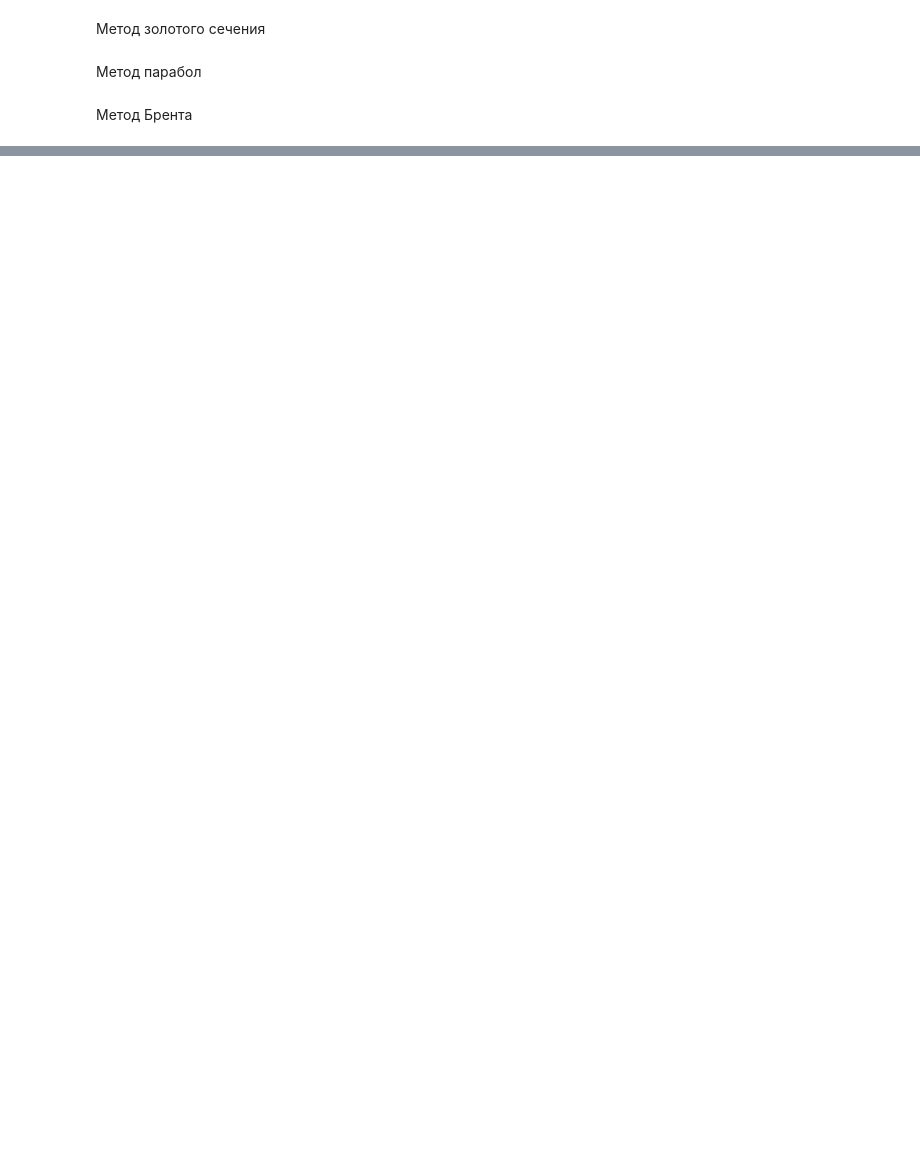
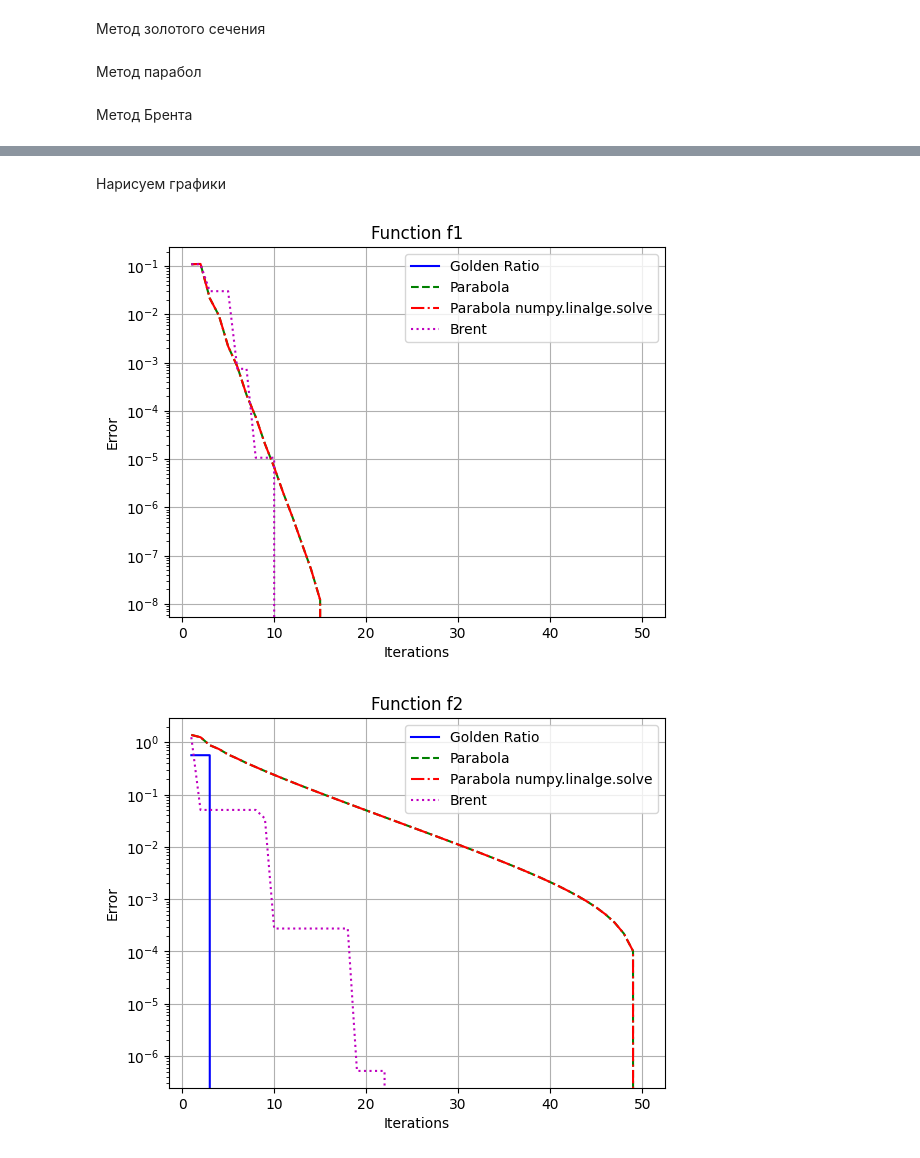
Before and after one commit to n-sukhov/OptMeth, a Jupyter notebook: Lab1/lab_1.ipynb, the cells around one changed output, grey strips where cells are left out. Saved outputs shown, nothing was run; the diff lists cells and outputs as text; code cells hidden in the pictures; blank space fills up the shorter version.

```diff
--- a/Lab1/lab_1.ipynb
+++ b/Lab1/lab_1.ipynb
@@ -44,7 +124,8 @@ def golden_ratio_method(
 def parabola_method(
     f: Callable[[float], float], a: float, c: float, b: float, epsilon: float = 1e-8, max_iter: int = 1000
 ) -> Tuple[float, float]:
-
+    u = c
+    fu = f(u)
     fa, fc, fb = f(a), f(c), f(b)
 
     for k in range(max_iter):
@@ -78,7 +159,8 @@ def parabola_method(
 def parabola_method_numpy   (
     f: Callable[[float], float], a: float, c: float, b: float, epsilon: float = 1e-8, max_iter: int = 1000
 ) -> Tuple[float, float]:
-
+    u = c
+    fu = f(u)
     fa, fc, fb = f(a), f(c), f(b)
 
     for k in range(max_iter):
@@ -119,15 +201,14 @@ def parabola_method_numpy   (
 Метод Брента
 # %%
 def brent_method(
-    f: Callable[[float], float], a: float, b: float, c: float, epsilon: float = 1e-8, max_iter: int = 1000
+    f: Callable[[float], float], a: float, c: float, b: float, epsilon: float = 1e-8, max_iter: int = 1000
 ) -> Tuple[float, float]:
     x = w = v = c
     fx = fw = fv = f(c)
     K = (np.sqrt(5) - 1) / 2
+    u = None
 
     for k in range(max_iter):
-        u = None
-
         if len({fx, fw, fv}) == 3:
             A = np.array([
                 [x**2, x, 1],
@@ -175,13 +256,13 @@ def brent_method(
 
     return x, fx
 # %%
-def fa(x: float):
+def f1(x: float):
     return -5*x**5 + 4*x**4 - 12*x**3 + 11*x**2 - 2*x + 1
 
-def fc(x: float):
+def f2(x: float):
     return -(np.log(x-2))**2 + (np.log(10-x))**2 - x**0.2
 
-def fb(x: float):
+def f3(x: float):
     return -3*x * np.sin(0.75*x) + np.exp(-2*x)
 
 def f4(x: float):
@@ -233,0 +307,25 @@ Brent               : x_min = 2.00000000, f(x_min) = 3.15544362e-30, error = 1.1
+# %% [markdown]
+Нарисуем графики
+# %%
+method_names = ["Golden Ratio", "Parabola", "Parabola numpy.linalge.solve", "Brent"]
+
+axes_list = []
+for i, error in enumerate(errors_all):
+    ax = create_plot(
+        x=x_space,
+        y_arrays=error,
+        x_label="Iterations",
+        y_label="Error",
+        func_labels=method_names,
+        linestyle=["-", "--", "-.", ":"],
+        linewidth=[1.5] * 4,
+        colors=["b", "g", "r", "m"],
+        log_y=True
+    )
+    ax.set_title(f"Function f{i+1}")
+    axes_list.append(ax)
+
+draw_subplots(axes_list, nrows=3, ncols=2, height=3, width=6)
+# %% [output]
+[figure, added]
+[figure, added]
```
Also changed, not shown: parts of 8 cells of this notebook.
